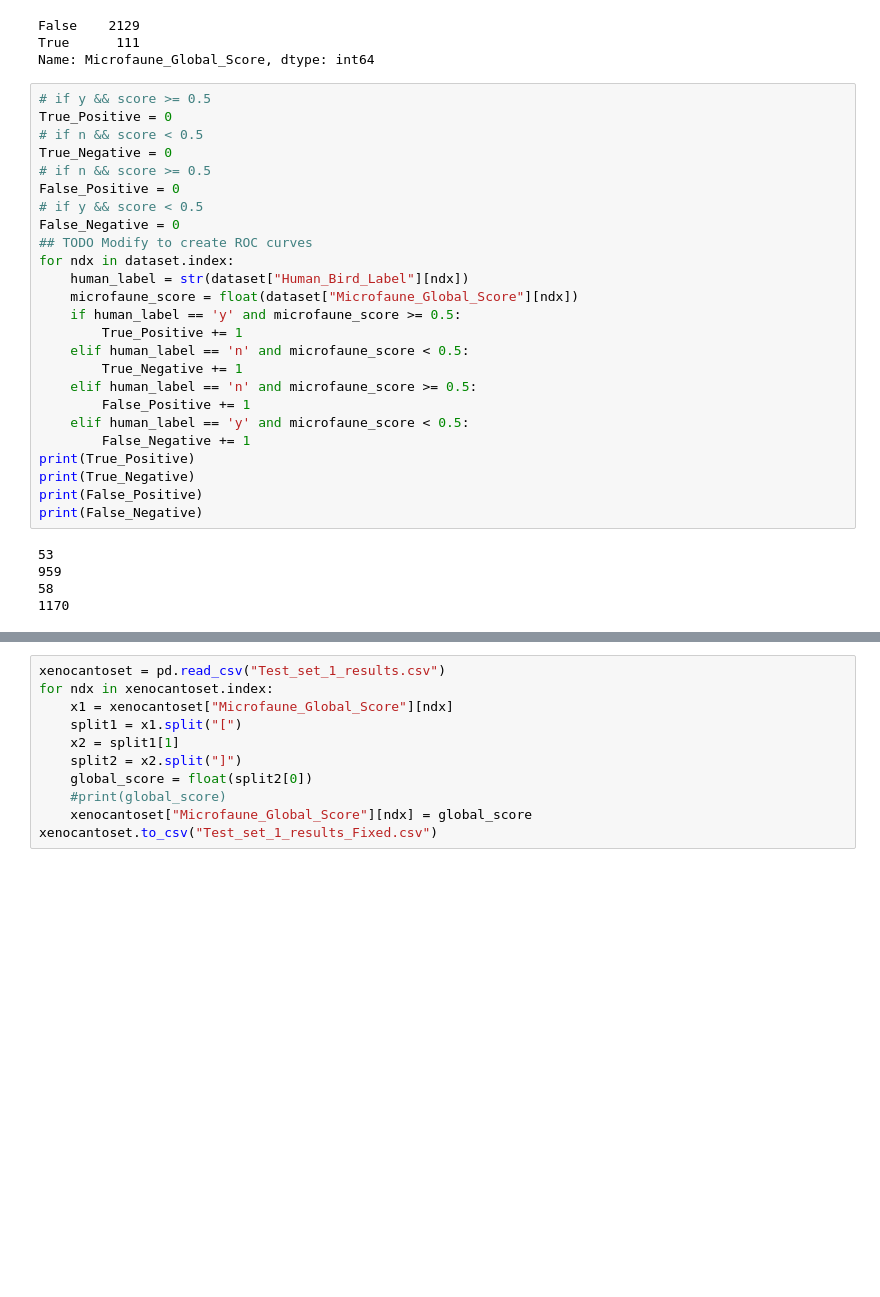
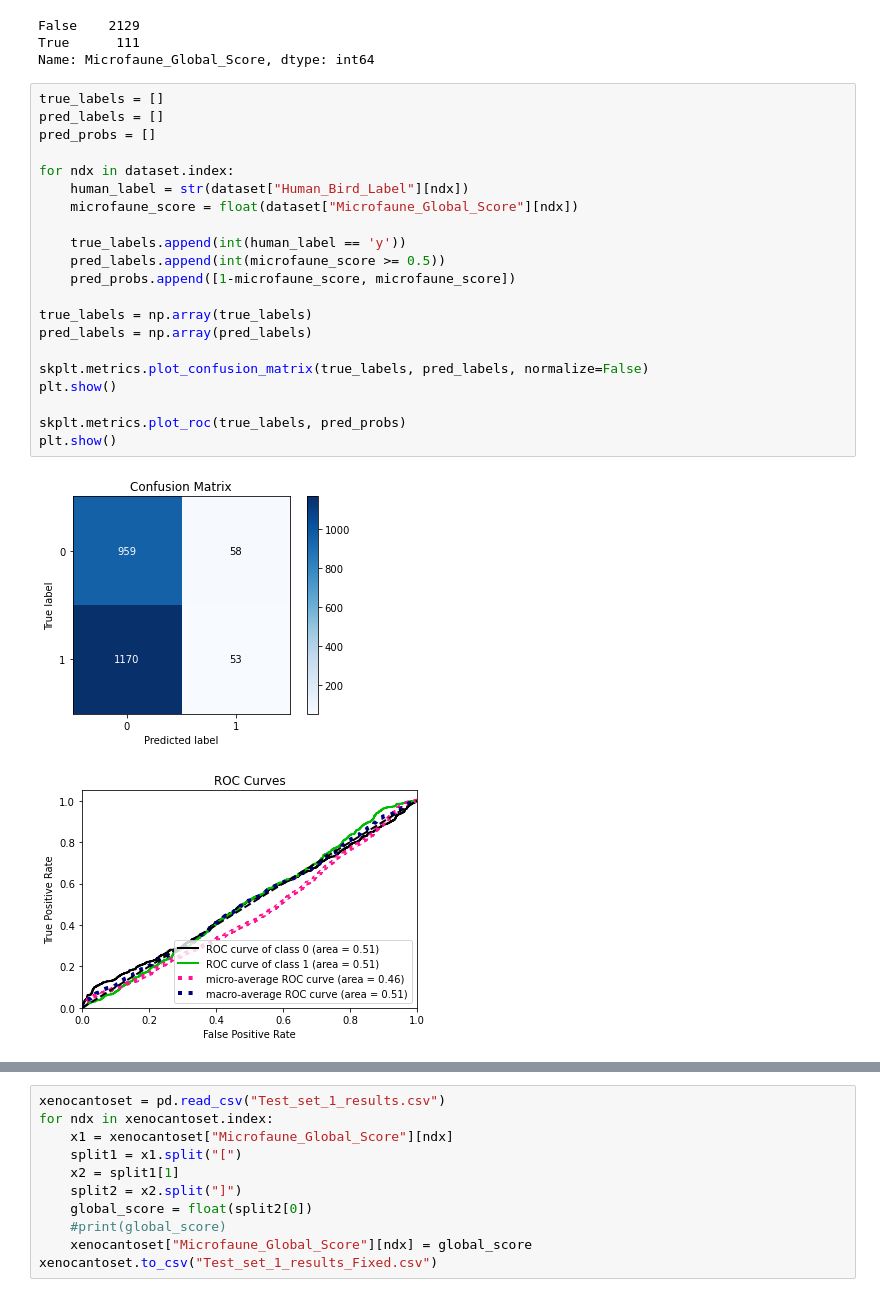
Before and after one commit to UCSD-E4E/passive-acoustic-biodiversity, a Jupyter notebook: Bird_Classification_Paper/Microfaune_AM_Results.ipynb, the cells around one changed output, grey strips where cells are left out. Saved outputs shown, nothing was run; the diff lists cells and outputs as text; blank space fills up the shorter version.

Commit message:
Draw ROC curve

```diff
--- a/Bird_Classification_Paper/Microfaune_AM_Results.ipynb
+++ b/Bird_Classification_Paper/Microfaune_AM_Results.ipynb
@@ -36,36 +34,30 @@ global_score.value_counts()
 False    2129
 True      111
 Name: Microfaune_Global_Score, dtype: int64
-# %%
-# if y && score >= 0.5
-True_Positive = 0
-# if n && score < 0.5
-True_Negative = 0
-# if n && score >= 0.5
-False_Positive = 0
-# if y && score < 0.5
-False_Negative = 0
-## TODO Modify to create ROC curves
-for ndx in dataset.index:
-    human_label = str(dataset["Human_Bird_Label"][ndx])
-    microfaune_score = float(dataset["Microfaune_Global_Score"][ndx])
-    if human_label == 'y' and microfaune_score >= 0.5:
-        True_Positive += 1
-    elif human_label == 'n' and microfaune_score < 0.5:
-        True_Negative += 1
-    elif human_label == 'n' and microfaune_score >= 0.5:
-        False_Positive += 1
-    elif human_label == 'y' and microfaune_score < 0.5:
-        False_Negative += 1
-print(True_Positive)
-print(True_Negative)
-print(False_Positive)
-print(False_Negative)
-# %% [output]
-53
-959
-58
-1170
+# %%
+true_labels = []
+pred_labels = []
+pred_probs = []
+
+for ndx in dataset.index:
+    human_label = str(dataset["Human_Bird_Label"][ndx])
+    microfaune_score = float(dataset["Microfaune_Global_Score"][ndx])
+
+    true_labels.append(int(human_label == 'y'))
+    pred_labels.append(int(microfaune_score >= 0.5))
+    pred_probs.append([1-microfaune_score, microfaune_score])
+
+true_labels = np.array(true_labels)
+pred_labels = np.array(pred_labels)
+
+skplt.metrics.plot_confusion_matrix(true_labels, pred_labels, normalize=False)
+plt.show()
+
+skplt.metrics.plot_roc(true_labels, pred_probs)
+plt.show()
+# %% [output]
+[figure, added]
+[figure, added]
 # %%
 #Fixing the Bracket problem with the internet set csv
 xenocantoset = pd.read_csv("Xeno-Canto_and_Google_Audioset_Results.csv")
```
Also changed, not shown: parts of 15 cells of this notebook.
